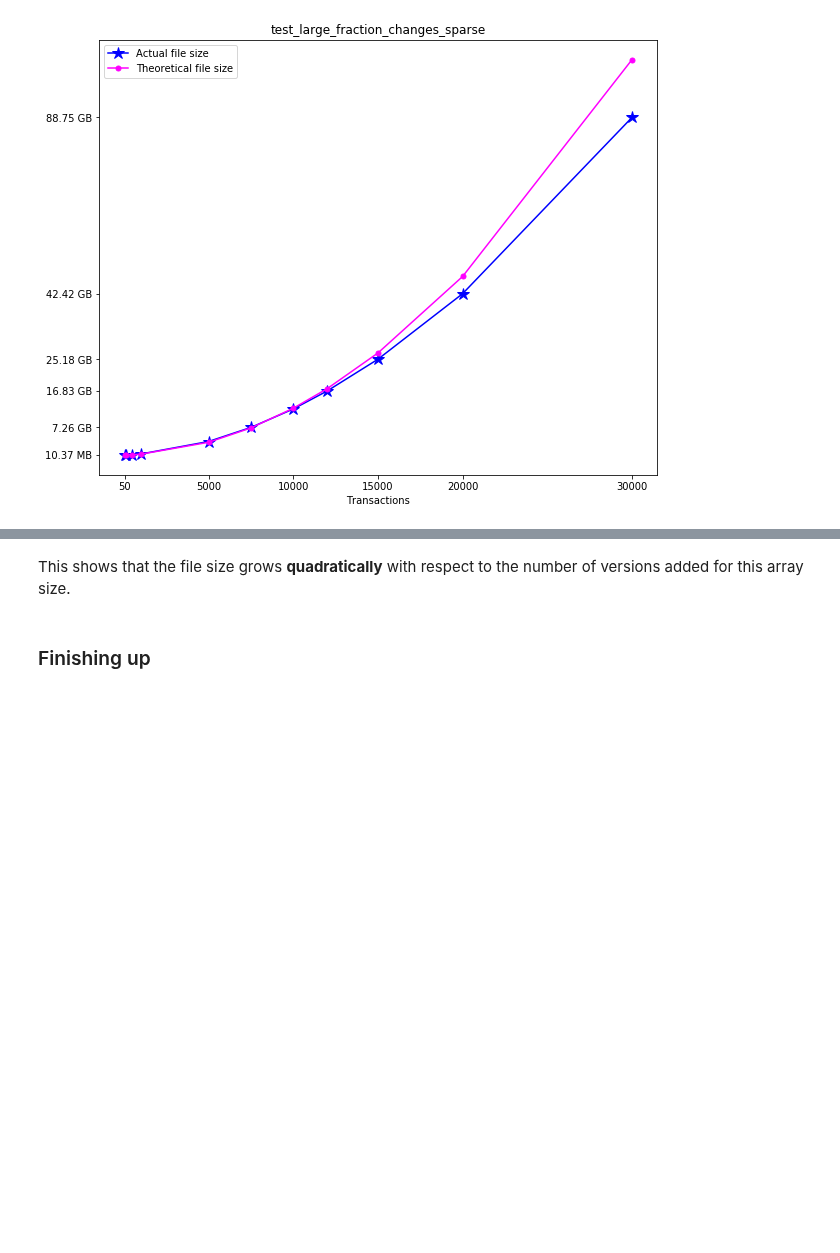
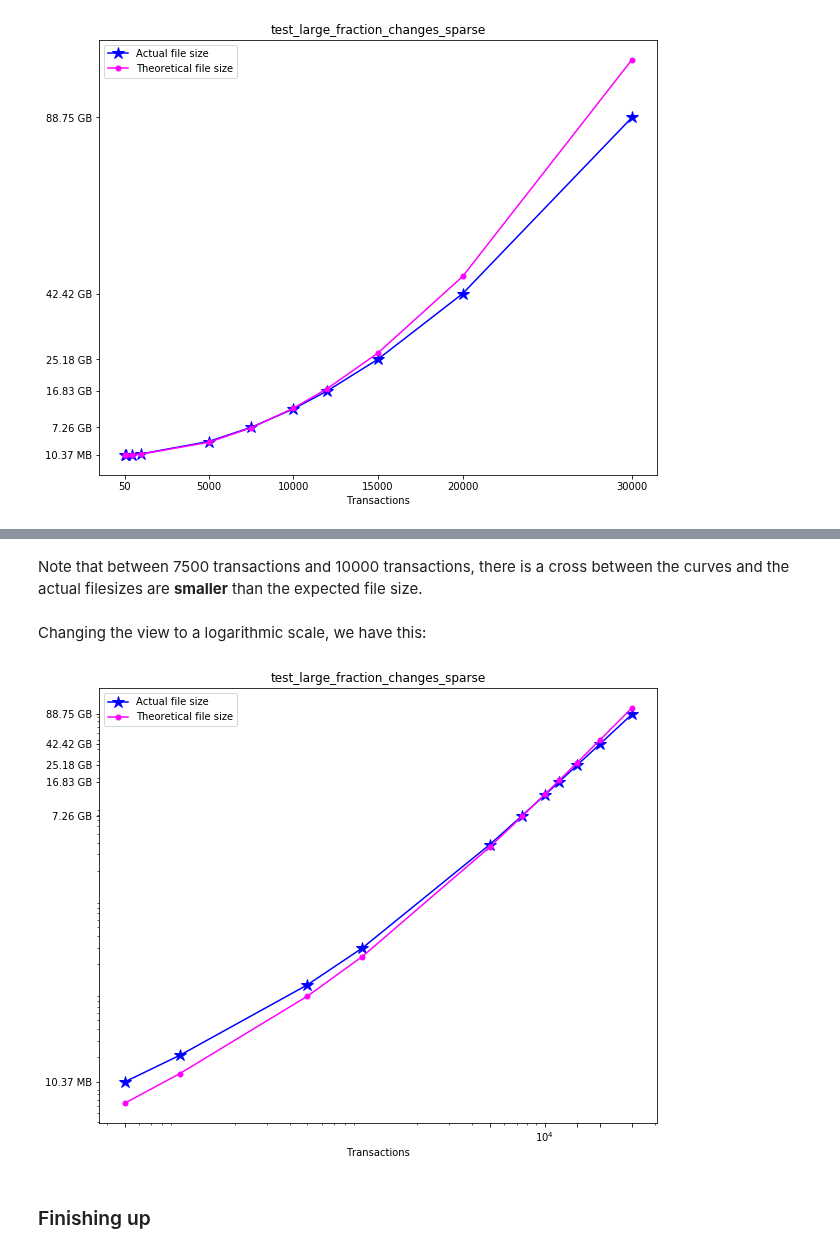
Before and after one commit to deshaw/versioned-hdf5, a Jupyter notebook: analysis/Test - File sizes (fixed array size).ipynb, the cells around one changed output, grey strips where cells are left out. Cells and saved outputs as stored; diff of their text form; code cells hidden in the pictures; blank space fills up the shorter version.

Commit message:
Added improved IO notebook; added loglog plot for file sizes; added options for data generation

```diff
--- a/analysis/Test - File sizes (fixed array size).ipynb
+++ b/analysis/Test - File sizes (fixed array size).ipynb
@@ -47,8 +47,7 @@ For this test, we have generated `.h5` data files using the `generate_data.py` s
 # %% [markdown]
 The path to the generated test files is
 # %%
-#path = "/home/melissa/projects/versioned-hdf5" # change this as necessary
-path = "/home/melissa/Dropbox/trabalho/Quansight/DE Shaw/tests/test_fixed_array_size_deterministic"
+path = "/home/melissa/projects/versioned-hdf5" # change this as necessary
 # %%
 %matplotlib inline
 import os
@@ -80,7 +79,7 @@ num_transactions_1 = [50, 100, 500, 1000, 5000, 7500, 10000, 12000, 15000, 20000
 tests = []
 for t in num_transactions_1:
     filename = os.path.join(path, testname+"_"+str(t)+".h5")
-    h5pyfile = h5py.File(os.path.join(path, testname+"_"+str(t)+".h5"), 'r')
+    h5pyfile = h5py.File(filename, 'r')
     data = VersionedHDF5File(h5pyfile)
     tests.append(dict(num_transactions=t, filename=filename, h5pyfile=h5pyfile, data=data))
 # %% [markdown]
@@ -168,5 +151,19 @@ plt.show()
-# %% [markdown]
-This shows that the file size grows **quadratically** with respect to the number of versions added for this array size.
+# %% [markdown]
+Note that between 7500 transactions and 10000 transactions, there is a cross between the curves and the actual filesizes are **smaller** than the expected file size.
+# %% [markdown]
+Changing the view to a logarithmic scale, we have this:
+# %%
+fig_large_fraction_changes_log = plt.figure(figsize=(10,8))
+plt.loglog(num_transactions_1, filesizes_1, '*-', ms=12, color='blue', label="Actual file size")
+plt.loglog(num_transactions_1, tsizes_1, 'o-', ms=5, color='magenta', label="Theoretical file size")
+plt.xticks([50, 5000, 10000, 15000, 20000, 30000])
+plt.xlabel("Transactions")
+plt.title("test_large_fraction_changes_sparse")
+plt.legend()
+plt.yticks(filesizes_1[[0, 5, 7, 8, 9, 10]], sizelabels_1[[0, 5, 7, 8, 9, 10]])
+plt.show()
+# %% [output]
+[figure, added]
 # %% [markdown]
 ### Finishing up
 # %%
```
Also changed, not shown: parts of 12 cells of this notebook, 2 other files.
